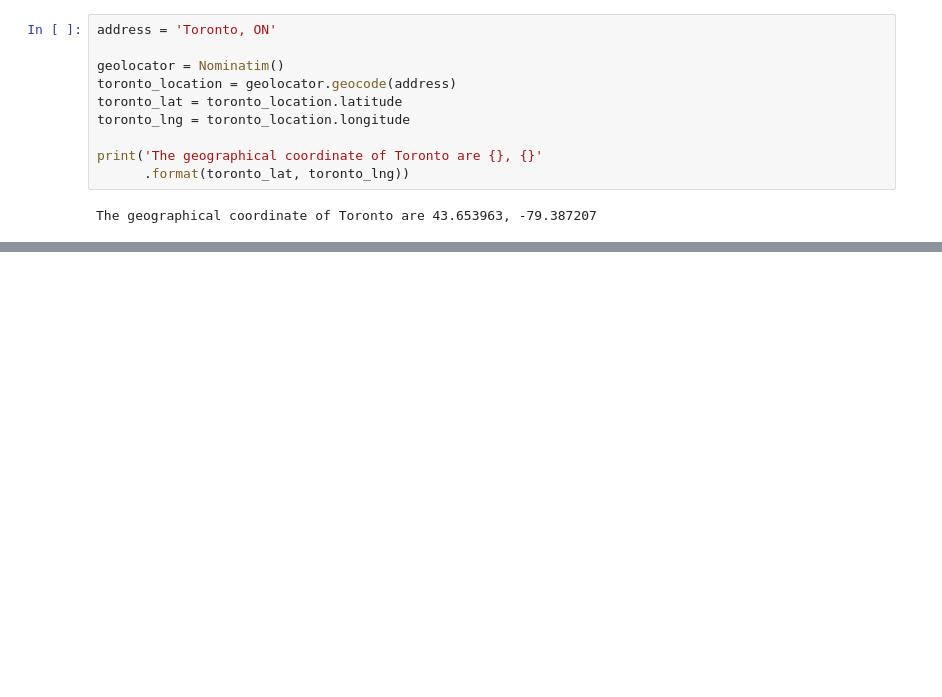
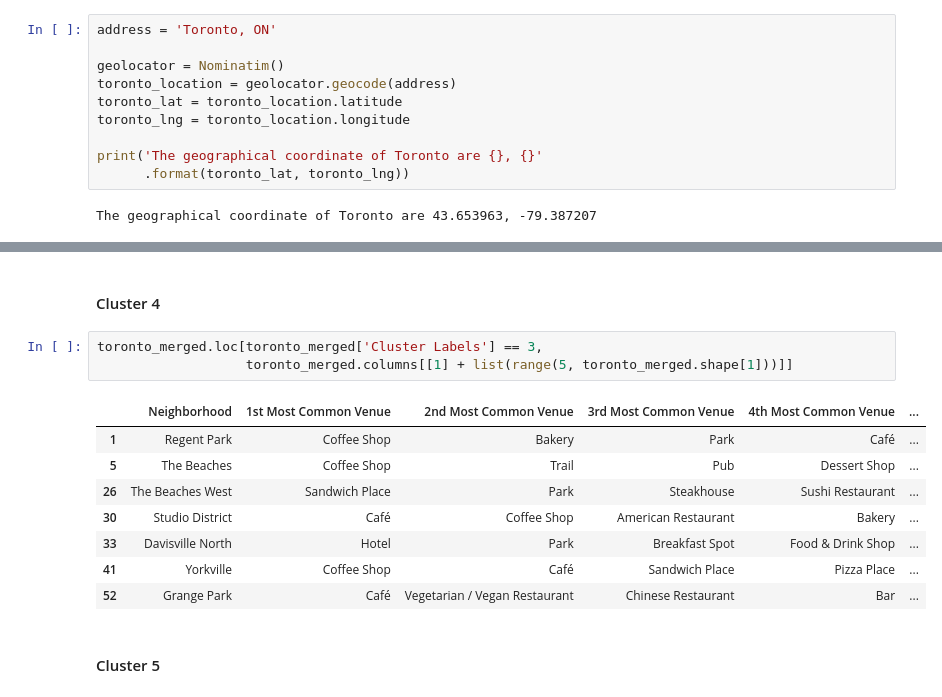
Before and after one commit to suwenTC/Coursera_Capstone, a Jupyter notebook: explore_toronto.ipynb, the cells around one changed output, grey strips where cells are left out. Drawn from its saved outputs; the diff is of its cells as text; blank space fills up the shorter version.

```diff
--- a/explore_toronto.ipynb
+++ b/explore_toronto.ipynb
@@ -187,0 +663,16 @@ map_toronto
+# %% [markdown]
+#### Cluster 4
+# %%
+toronto_merged.loc[toronto_merged['Cluster Labels'] == 3,
+                   toronto_merged.columns[[1] + list(range(5, toronto_merged.shape[1]))]]
+# %% [output]
+|  | Neighborhood | 1st Most Common Venue | 2nd Most Common Venue | 3rd Most Common Venue | 4th Most Common Venue | ... |
+| 1 | Regent Park | Coffee Shop | Bakery | Park | Café | ... |
+| 5 | The Beaches | Coffee Shop | Trail | Pub | Dessert Shop | ... |
+| 26 | The Beaches West | Sandwich Place | Park | Steakhouse | Sushi Restaurant | ... |
+| 30 | Studio District | Café | Coffee Shop | American Restaurant | Bakery | ... |
+| 33 | Davisville North | Hotel | Park | Breakfast Spot | Food & Drink Shop | ... |
+| 41 | Yorkville | Coffee Shop | Café | Sandwich Place | Pizza Place | ... |
+| 52 | Grange Park | Café | Vegetarian / Vegan Restaurant | Chinese Restaurant | Bar | ... |
+# %% [markdown]
+#### Cluster 5
```
Also changed, not shown: parts of 66 cells of this notebook.
